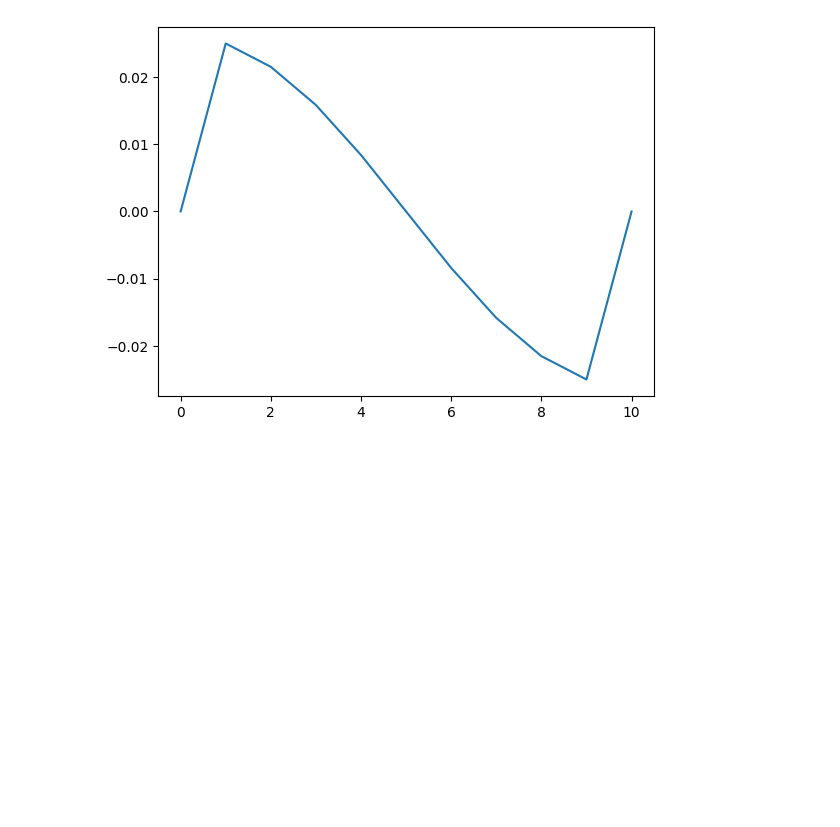
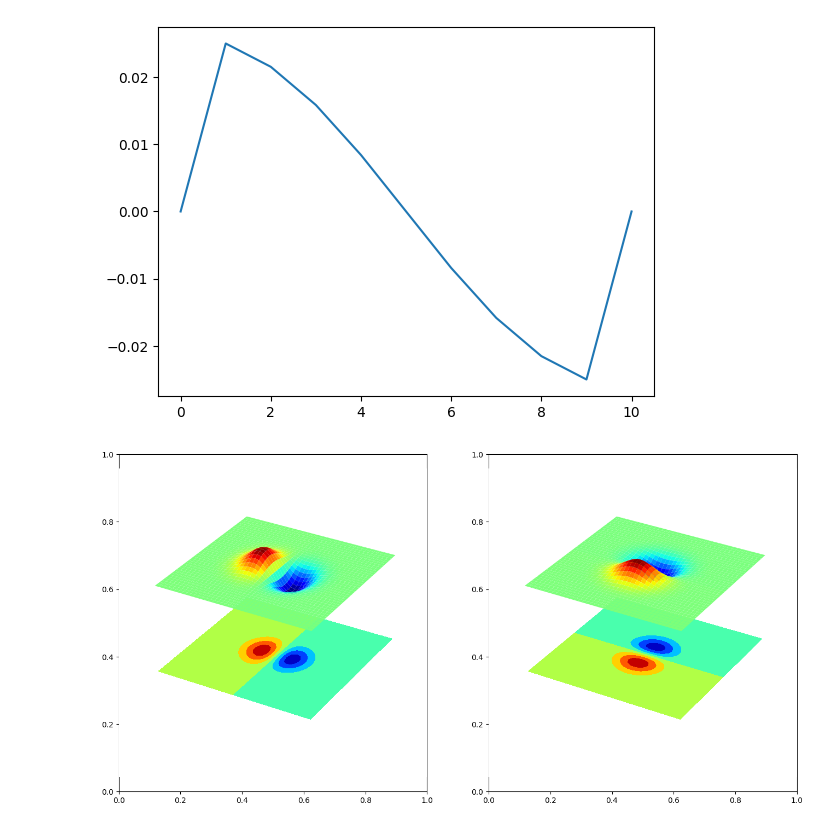
Before and after one commit to ywchanna2001/Computer-Vision, a Jupyter notebook: GaussianFiltering.ipynb, the cells around one changed output. Drawn from its saved outputs; the diff is of its cells as text; code cells hidden in the pictures; blank space fills up the shorter version.

```diff
--- a/GaussianFiltering.ipynb
+++ b/GaussianFiltering.ipynb
@@ -53,3 +53,44 @@ plt.plot(gx)
 # %% [output]
 [<matplotlib.lines.Line2D at 0x...>]
 [figure]
+# %%
+import cv2 as cv
+%matplotlib inline
+import matplotlib.pyplot as plt
+from mpl_toolkits.mplot3d import Axes3D
+from matplotlib import cm
+import numpy as np
+from matplotlib.ticker import LinearLocator, FormatStrFormatter
+
+fig, ax = plt.subplots(1,2, figsize=(16,8))
+ax1 = fig.add_subplot(121, projection='3d')
+ax2 = fig.add_subplot(122, projection='3d')
+sigma = 1
+
+X = np.arange(-5, 5.25, 0.25)
+Y = np.arange(-5, 5.25, 0.25)
+X, Y = np.meshgrid(X, Y)
+Z = np.exp(-(X**2 + Y**2) / (2*sigma**2))
+kernel = np.array([[0,0,0], [-1,0,1],[0,0,0]],dtype=np.float32)
+Zx = cv.filter2D(Z, -1, kernel)
+kernel = np.array([[0,-1,0], [0,0,0],[0,1,0]],dtype=np.float32)
+Zy = cv.filter2D(Z, -1, kernel)
+
+surf1 = ax1.plot_surface(X, Y, Zx, cmap=cm.jet, linewidth=0, antialiased=True)
+surf2 = ax2.plot_surface(X, Y, Zy, cmap=cm.jet, linewidth=0, antialiased=True)
+
+ax1.zaxis.set_major_locator(LinearLocator(10))
+ax1.zaxis.set_major_formatter(FormatStrFormatter('%.02f'))
+ax2.zaxis.set_major_locator(LinearLocator(10))
+ax2.zaxis.set_major_formatter(FormatStrFormatter('%.02f'))
+
+cset = ax1.contourf(X, Y,Zx, zdir='z', offset=np.min(Z) -1.5, cmap=cm.jet)
+ax1.set_zlim(np.min(Z) -2, np.max(Zx))
+cset = ax2.contourf(X, Y,Zy, zdir='z', offset=np.min(Z) -1.5, cmap=cm.jet)
+ax2.set_zlim(np.min(Z) -2, np.max(Zy))
+
+ax1.axis('off')
+ax2.axis('off')
+plt.show()
+# %% [output]
+[figure, added]
```
Also changed, not shown: 1 other file.
